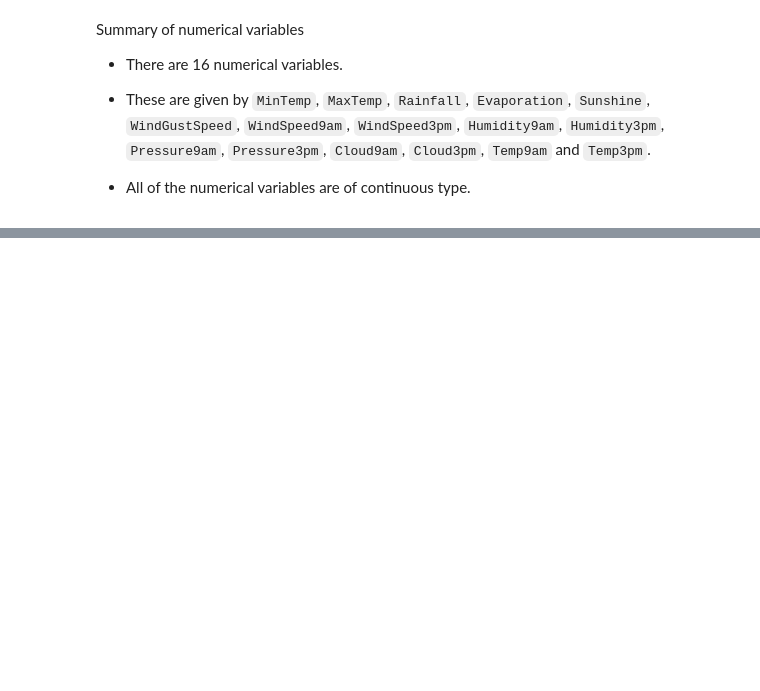
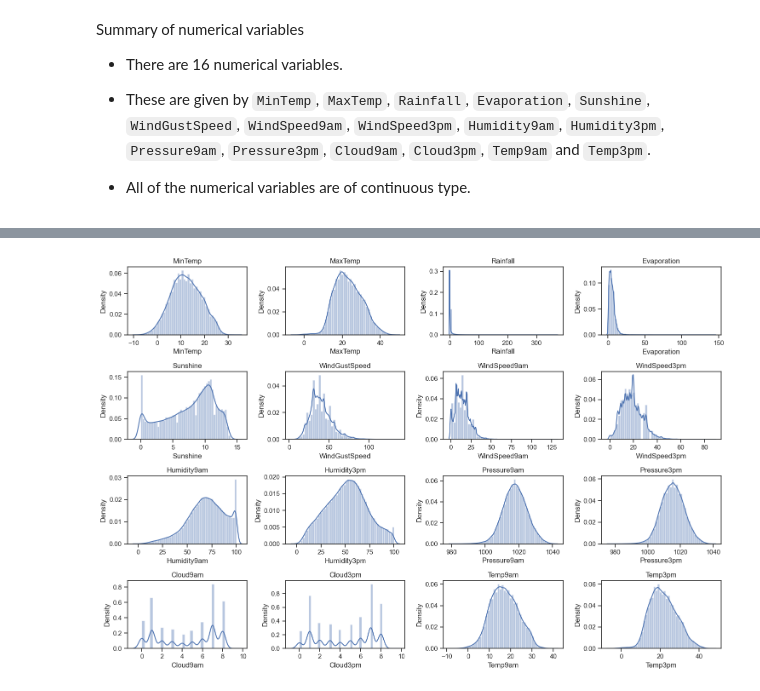
Before and after one commit to faliqadlan/rain-prediction-minimalist, a Jupyter notebook: rain_prediction_minimalist.ipynb, the cells around one changed output, grey strips where cells are left out. Cells and saved outputs as stored; diff of their text form; code cells hidden in the pictures; blank space fills up the shorter version.

```diff
--- a/rain_prediction_minimalist.ipynb
+++ b/rain_prediction_minimalist.ipynb
@@ -232,0 +259,29 @@ NameError: name 'df' is not defined
+# %%
+import seaborn as sns
+
+# Set the style of the plots
+sns.set(style="ticks")
+
+# Create subplots for each column
+fig, axes = plt.subplots(nrows=4, ncols=4, figsize=(15, 10))
+
+# Flatten the axes array
+axes = axes.flatten()
+
+# Loop through each column and create a distribution plot
+for i, column in enumerate(df[numerical].columns):
+    sns.distplot(df[column], ax=axes[i])
+    axes[i].set_title(column)
+
+# Remove empty subplots
+if len(df[numerical].columns) < len(axes):
+    for j in range(len(df[numerical].columns), len(axes)):
+        fig.delaxes(axes[j])
+
+# Adjust the spacing between subplots
+fig.tight_layout()
+
+# Show the plot
+plt.show()
+# %% [output]
+[figure, added]
```
Also changed, not shown: parts of 84 cells of this notebook.
